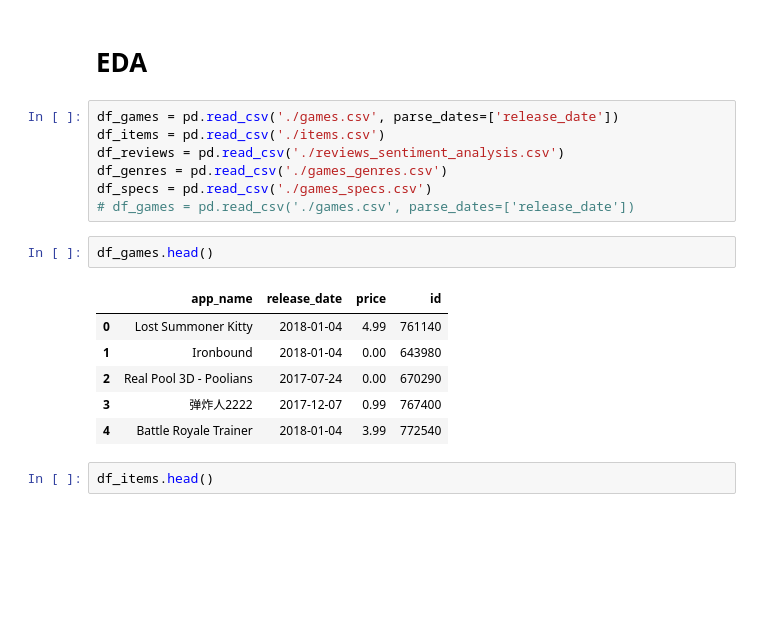
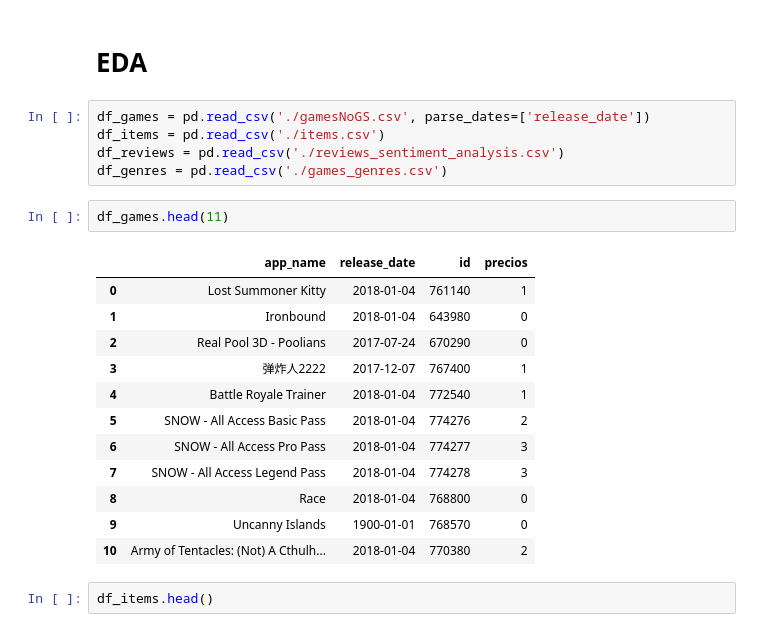
Before and after one commit to CarlosHadla/PI1ML, a Jupyter notebook: EDA.ipynb, the cells around one changed output. Drawn from its saved outputs; the diff is of its cells as text; blank space fills up the shorter version.

```diff
--- a/EDA.ipynb
+++ b/EDA.ipynb
@@ -7,21 +7,25 @@ from scipy.stats import zscore
 # %% [markdown]
 # EDA
 # %%
-df_games = pd.read_csv('./games.csv', parse_dates=['release_date'])
+df_games = pd.read_csv('./gamesNoGS.csv', parse_dates=['release_date'])
 df_items = pd.read_csv('./items.csv')
 df_reviews = pd.read_csv('./reviews_sentiment_analysis.csv')
 df_genres = pd.read_csv('./games_genres.csv')
-df_specs = pd.read_csv('./games_specs.csv')
-# df_games = pd.read_csv('./games.csv', parse_dates=['release_date'])
 # %%
-df_games.head()
+df_games.head(11)
 # %% [output]
-|  | app_name | release_date | price | id |
-| 0 | Lost Summoner Kitty | 2018-01-04 | 4.99 | 761140 |
-| 1 | Ironbound | 2018-01-04 | 0.00 | 643980 |
-| 2 | Real Pool 3D - Poolians | 2017-07-24 | 0.00 | 670290 |
-| 3 | 弹炸人2222 | 2017-12-07 | 0.99 | 767400 |
-| 4 | Battle Royale Trainer | 2018-01-04 | 3.99 | 772540 |
+|  | app_name | release_date | id | precios |
+| 0 | Lost Summoner Kitty | 2018-01-04 | 761140 | 1 |
+| 1 | Ironbound | 2018-01-04 | 643980 | 0 |
+| 2 | Real Pool 3D - Poolians | 2017-07-24 | 670290 | 0 |
+| 3 | 弹炸人2222 | 2017-12-07 | 767400 | 1 |
+| 4 | Battle Royale Trainer | 2018-01-04 | 772540 | 1 |
+| 5 | SNOW - All Access Basic Pass | 2018-01-04 | 774276 | 2 |
+| 6 | SNOW - All Access Pro Pass | 2018-01-04 | 774277 | 3 |
+| 7 | SNOW - All Access Legend Pass | 2018-01-04 | 774278 | 3 |
+| 8 | Race | 2018-01-04 | 768800 | 0 |
+| 9 | Uncanny Islands | 1900-01-01 | 768570 | 0 |
+| 10 | Army of Tentacles: (Not) A Cthulh... | 2018-01-04 | 770380 | 2 |
 # %%
 df_items.head()
 # %% [output]
```
Also changed, not shown: parts of 2 cells of this notebook, 3 other files.
